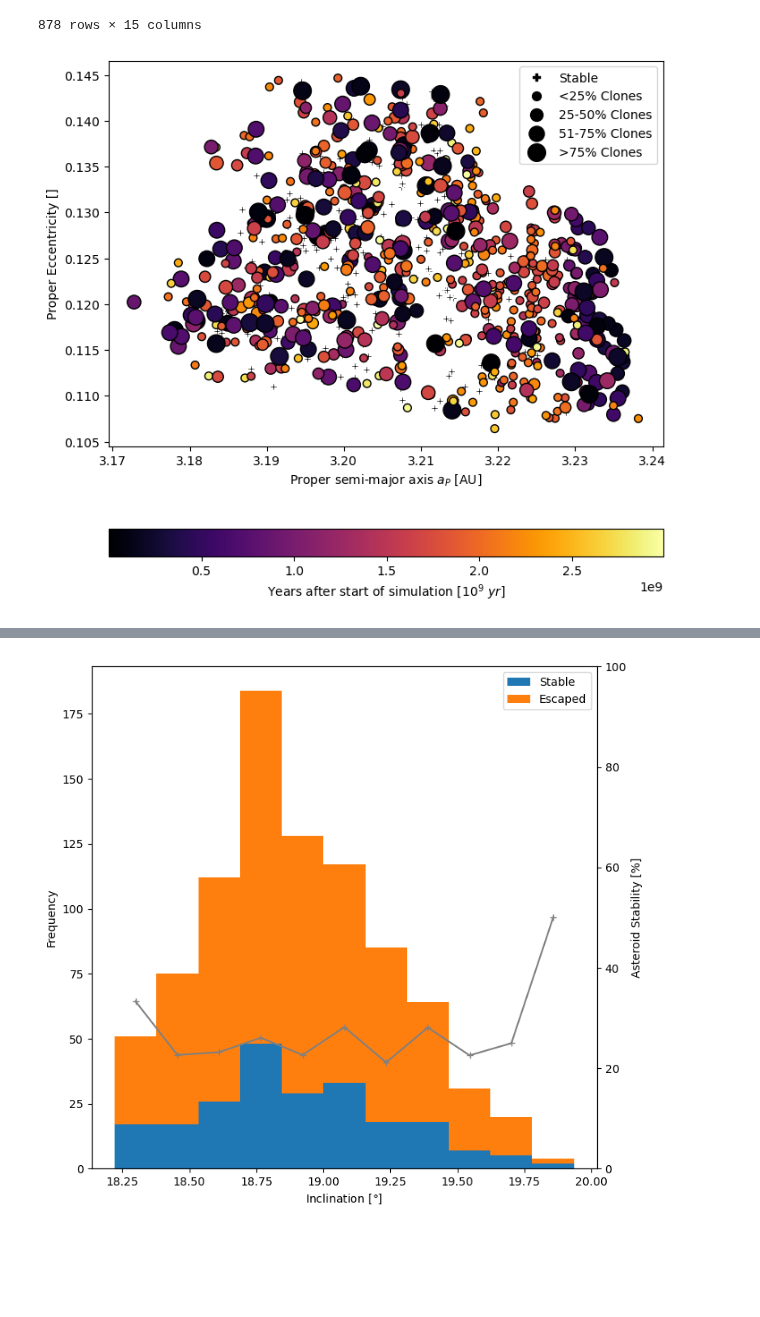
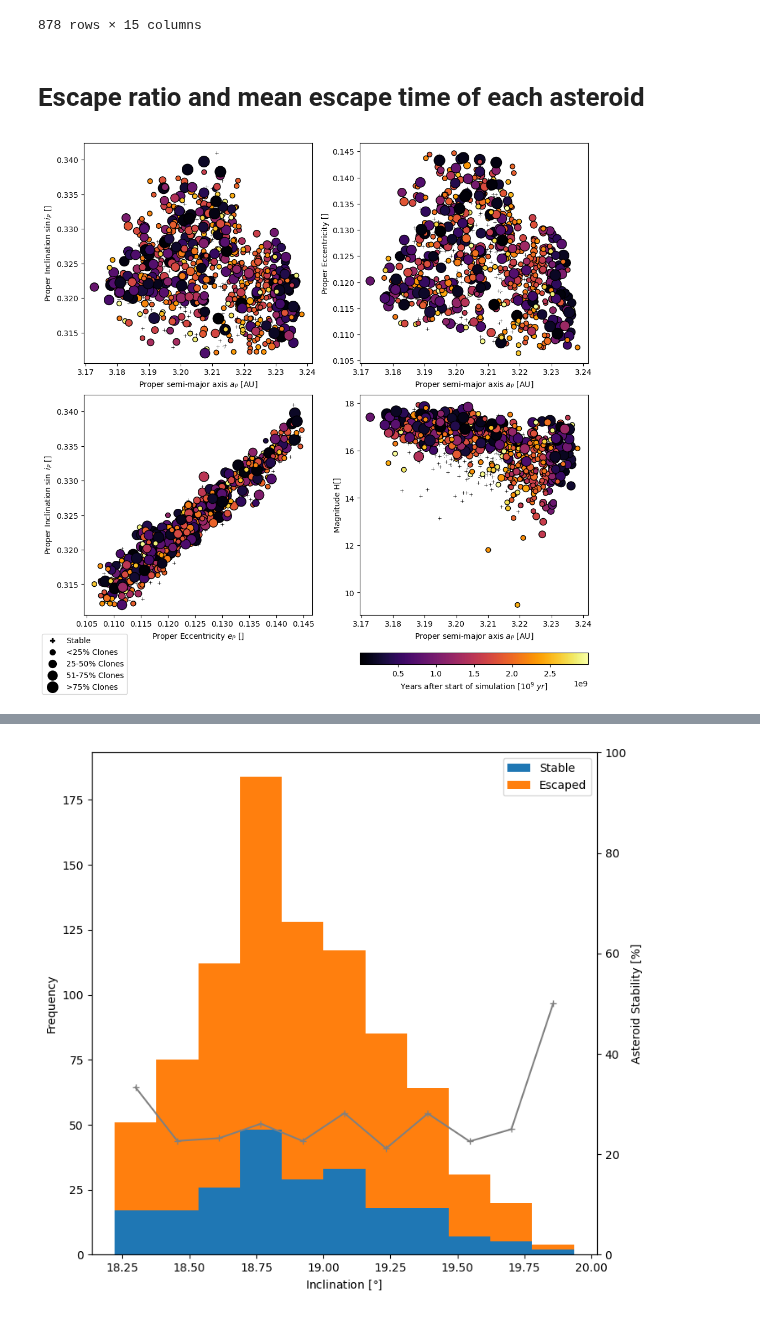
Before and after one commit to crankymax/asteroid_families, a Jupyter notebook: jupyter_notebooks/3Gyr_MC6_escaped_asteroids_.ipynb, the cells around one changed output, grey strips where cells are left out. Cells and saved outputs as stored; diff of their text form; code cells hidden in the pictures; blank space fills up the shorter version.

```diff
--- a/jupyter_notebooks/3Gyr_MC6_escaped_asteroids_.ipynb
+++ b/jupyter_notebooks/3Gyr_MC6_escaped_asteroids_.ipynb
@@ -271,8 +306,11 @@ luth_fam
 | 2021VV43 | 17.39 | 3.202177 | 0.143784 | 0.338581 | 62.811252 | 126.112391 | -75.260849 | 46.1 | -10 | 0.345409 | ... |
 | 2022AE33 | 17.55 | 3.206887 | 0.134466 | 0.331588 | 62.672362 | 141.371133 | -75.019062 | 7.2 | -10 | 0.337986 | ... |
 878 rows × 15 columns
+# %% [markdown]
+# Escape ratio and mean escape time of each asteroid
 # %%
 def flash_plot(ax, ast_data, y_column, x_column='a_P'):
+    esc = stab = None
     for graph_symbol, m_fam in ast_data.groupby('graph_symbol'):
         if graph_symbol == '.':
             stab = ax.scatter(data=m_fam, x=x_column,y=y_column, edgecolors='white', marker='P',
@@ -283,23 +321,41 @@ def flash_plot(ax, ast_data, y_column, x_column='a_P'):
             colour_values = m_fam['integration_year']
             esc = ax.scatter(data=m_fam, x=x_column,y=y_column, edgecolors='black', marker=graph_symbol,
                 c=colour_values, cmap = cm_yr, s=norm_vecs, label='Quartile')
-
-            cb = plt.colorbar(esc, label=xlabel_time, location='bottom')
-
-    esc_elements = esc.legend_elements("sizes", num=4)
-    stab_elements = stab.legend_elements("sizes", num=1)
-
-    plt.legend(handles = stab_elements[0] + esc_elements[0],
-               labels=['Stable', '<25% Clones', '25-50% Clones','51-75% Clones', '>75% Clones'],
-               bbox_to_anchor=(1.0, 1.0))
+    return esc, stab
 # %%
-fig = plt.figure(figsize=(8, 8))
-ax = plt.subplot(111)
+fig = plt.figure(figsize=(10, 10), layout="constrained")
 
-flash_plot(ax, luth_fam, 'e_P')
+spec = fig.add_gridspec(ncols=2, nrows=2)
 
-plt.xlabel("Proper semi-major axis $a_P$ [AU]")
-plt.ylabel("Proper Eccentricity []")
+ax1 = fig.add_subplot(spec[0, 1])
+flash_plot(ax1, luth_fam, 'e_P')
+ax1.set_xlabel("Proper semi-major axis $a_P$ [AU]")
+ax1.set_ylabel("Proper Eccentricity []")
+
+ax2 = fig.add_subplot(spec[0, 0])
+flash_plot(ax2, luth_fam, 'sineI_P')
+ax2.set_xlabel("Proper semi-major axis $a_P$ [AU]")
+ax2.set_ylabel("Proper Inclination $\sin i_P$ []")
+
+ax3 = fig.add_subplot(spec[1, 0])
+flash_plot(ax3, luth_fam, 'sineI_P', 'e_P')
+ax3.set_xlabel("Proper Eccentricity $e_P$ []")
+ax3.set_ylabel("Proper Inclination $\sin ~i_P$ []")
+
+ax4 = fig.add_subplot(spec[1, 1])
+esc, stab = flash_plot(ax4, luth_fam, 'abs_mag')
+ax4.set_xlabel("Proper semi-major axis $a_P$ [AU]")
+ax4.set_ylabel("Magnitude H[]")
+
+cb = fig.colorbar(esc, label=xlabel_time, location='bottom')
+esc_elements = esc.legend_elements("sizes", num=4)
+stab_elements = stab.legend_elements("sizes", num=1)
+
+fig.legend(handles = stab_elements[0] + esc_elements[0],
+           labels=['Stable', '<25% Clones', '25-50% Clones','51-75% Clones', '>75% Clones'],
+           loc='lower left')
+
+plt.savefig(plot_dir / "escape_4.png", dpi=300)
 plt.show()
 # %% [output]
-[figure, old version]
+[figure, new version]
```
Also changed, not shown: parts of 24 cells of this notebook, 9 other files.
